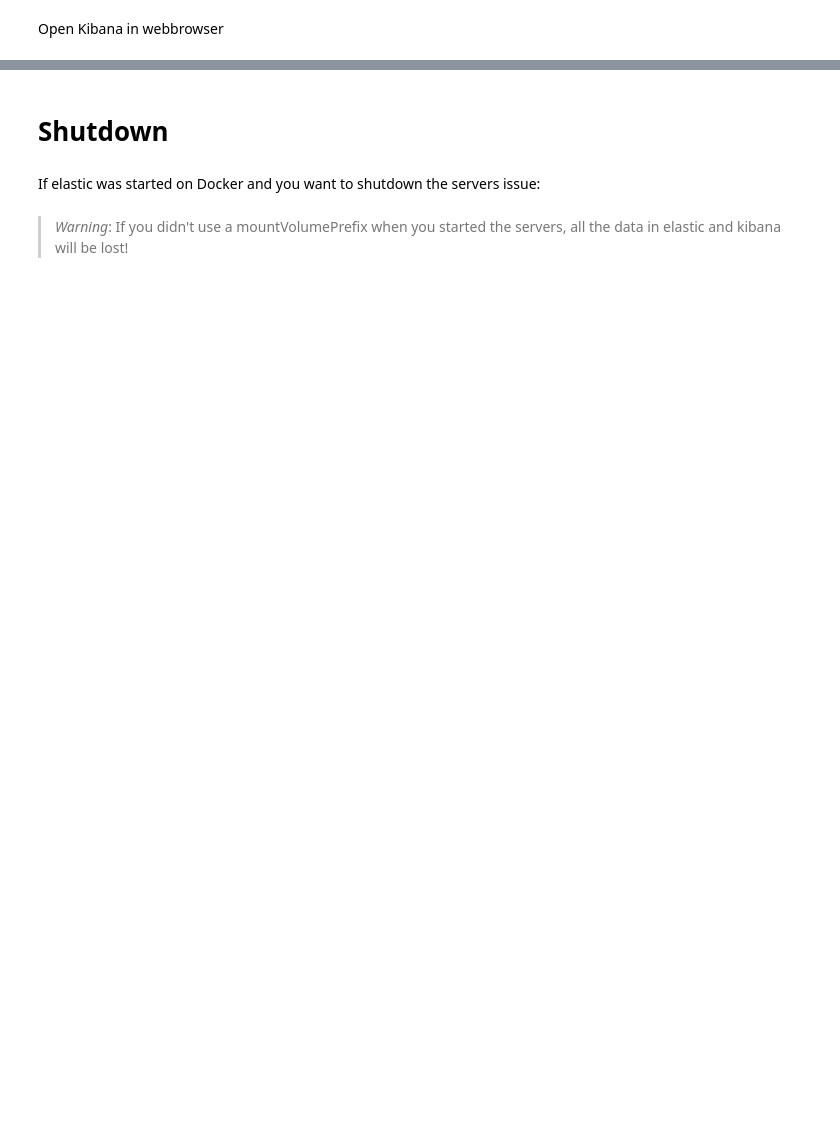
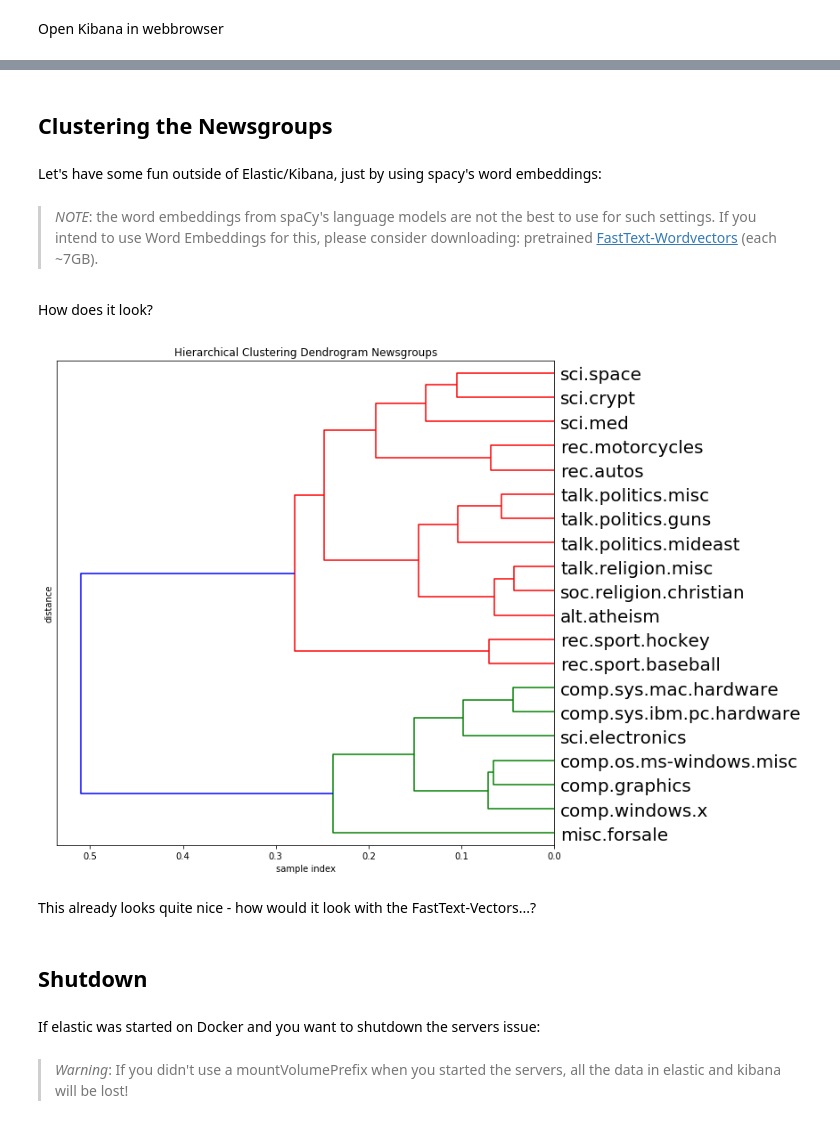
Before and after one commit to d-one/NLPeasy, a Jupyter notebook: demo.ipynb, the cells around one changed output, grey strips where cells are left out. Cells and saved outputs as stored; diff of their text form; code cells hidden in the pictures; blank space fills up the shorter version.

```diff
--- a/demo.ipynb
+++ b/demo.ipynb
@@ -25,0 +77,4 @@ setup stages in the NLP pipeline and set textfields
+# %%
+pipeline = ne.Pipeline(index='news',
+                       textCols=['message'], tagCols=['group'],
+                       elk=elk)
@@ -26,6 +89,3 @@ setup stages in the NLP pipeline and set textfields
 # %%
-pipeline = ne.Pipeline(index='nips', textCols=['message','title'], dateCol='year', elk=elk)
-
-pipeline += ne.RegexTag(r'\$([^$]+)\$', ['message'], 'math')
 pipeline += ne.VaderSentiment('message', 'sentiment')
-pipeline += ne.SpacyEnrichment(nlp='en_core_web_md', cols=['message','title'])
+pipeline += ne.SpacyEnrichment(nlp='en_core_web_md', cols=['message'], vec=True)
@@ -34,3 +100,3 @@ Run the pipeline
 # %%
-nips_enriched = pipeline.process(nips, writeElastic=True)
+news_enriched = pipeline.process(news, writeElastic=True)
 # %% [output]
@@ -63,5 +157,34 @@ elk.show_kibana()
+# %% [markdown]
+## Clustering the Newsgroups
+# %% [markdown]
+Let's have some fun outside of Elastic/Kibana, just by using spacy's word embeddings:
+# %%
+grouped = news_enriched.loc[~news_enriched.message_vec_normalized.isna()].groupby('newsgroup')
+group_vec = grouped.apply(lambda z: np.stack(z.message_vec_normalized.values).mean(axis=0))
+clust = linkage(np.stack(group_vec), 'ward')
+# %% [markdown]
+> *NOTE*: the word embeddings from spaCy's language models are not the best to use for such settings. If you intend to use Word Embeddings for this, please consider downloading: pretrained [FastText-Wordvectors](https://fasttext.cc/docs/en/pretrained-vectors.html) (each ~7GB).
+# %% [markdown]
+How does it look?
+# %%
+plt.figure(figsize=(10, 10))
+plt.title('Hierarchical Clustering Dendrogram Newsgroups')
+plt.xlabel('sample index')
+plt.ylabel('distance')
+dendrogram(
+    clust,
+    leaf_rotation=0.,  # rotates the x axis labels
+    leaf_font_size=20.,  # font size for the x axis labels
+    labels=group_vec.index,
+    orientation='left'
+)
+plt.show()
+# %% [output]
+[figure, added]
+# %% [markdown]
+This already looks quite nice - how would it look with the FastText-Vectors...?
 # %% [markdown]
-# Shutdown
+## Shutdown
 # %% [markdown]
 If elastic was started on Docker and you want to shutdown the servers issue:
 # %%
```
Also changed, not shown: parts of 30 cells of this notebook, 3 other files.
